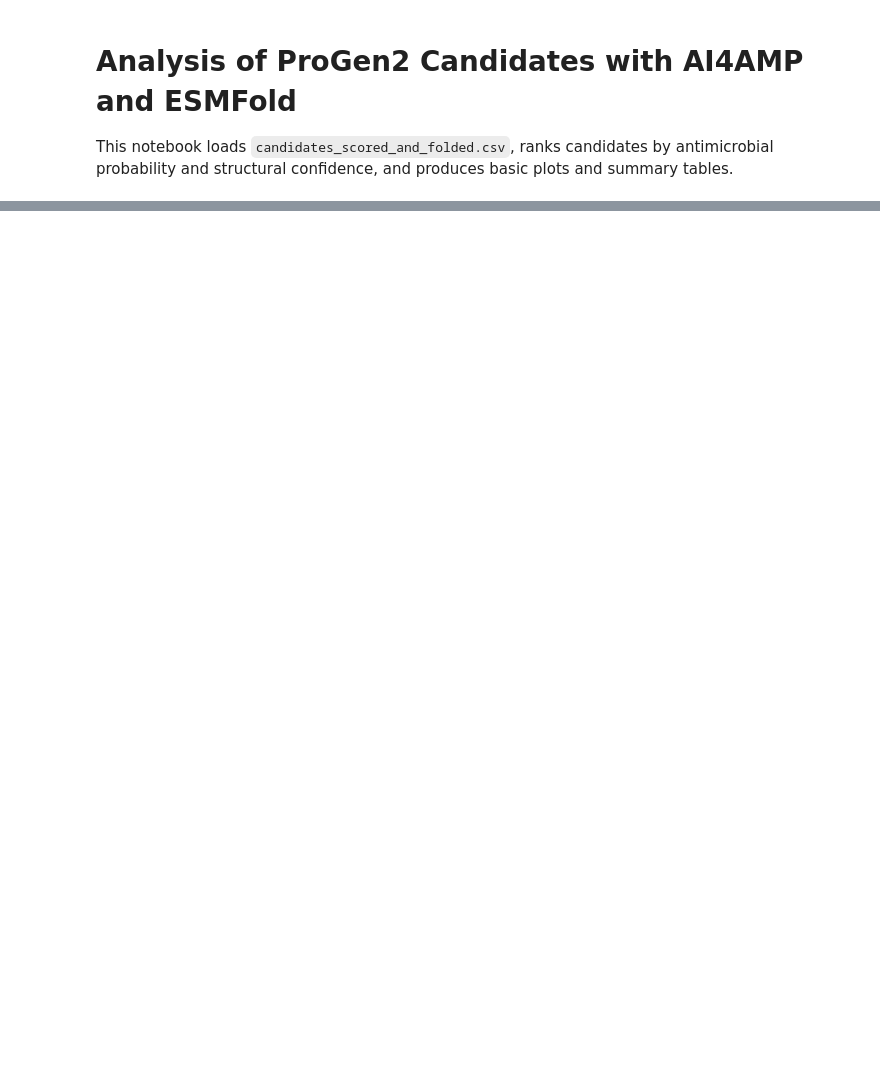
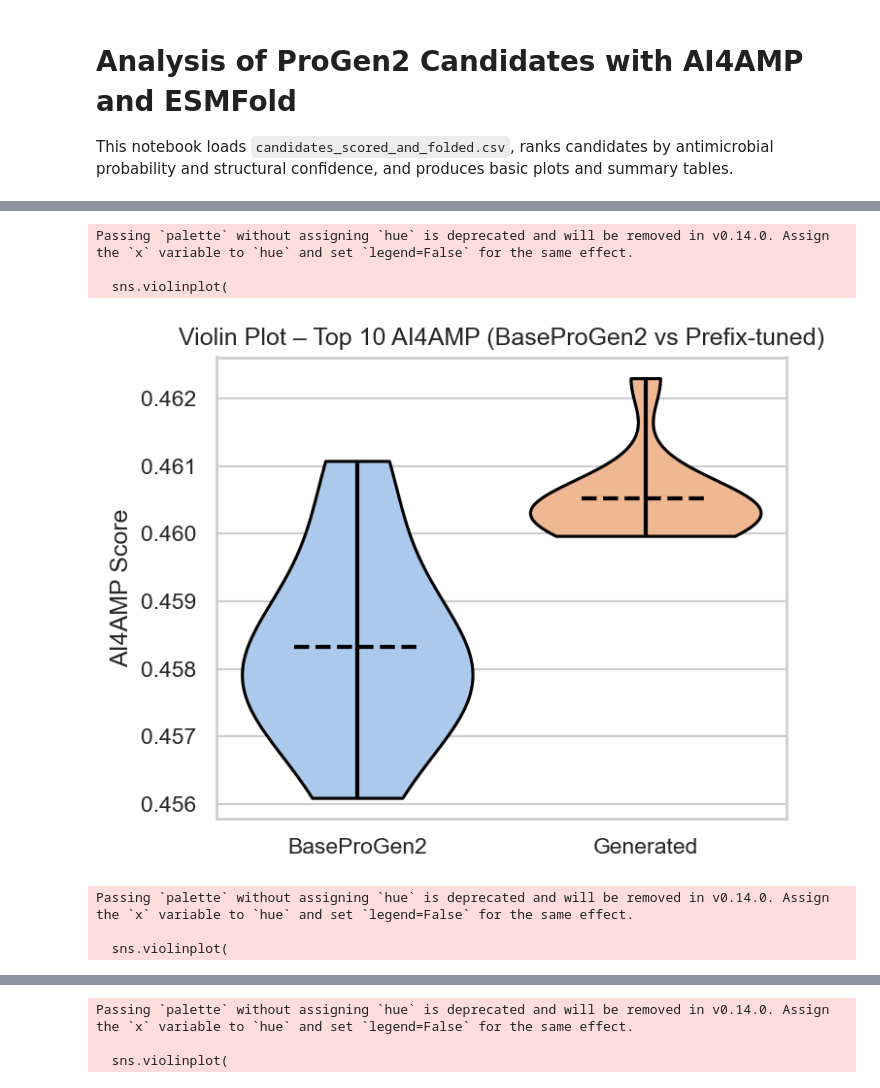
Before and after one commit to amandacqi/GenAIProject, a Jupyter notebook: analyze_results.ipynb, the cells around one changed output, grey strips where cells are left out. Cells and saved outputs as stored; diff of their text form; code cells hidden in the pictures; blank space fills up the shorter version.

```diff
--- a/analyze_results.ipynb
+++ b/analyze_results.ipynb
@@ -122,23 +221,37 @@ plt.show()
 # %%
-# Sort by AI4AMP and assign ranks
-df_top = df.sort_values("ai4amp_score", ascending=False).head(TOP_N).copy()
-df_top["rank"] = np.arange(1, TOP_N + 1)
+# ABLATION: BaseProGen2 vs Prefix-tuned (Top 10 each)
 
-# Extract values
-ai4amp_vals = df_top["ai4amp_score"].values
-plddt_vals  = df_top["pLDDT_mean"].values
-pae_vals    = df_top["PAE_mean"].values
+# AI4AMP SCORE
+violin_plot(
+    df_top_ablation,
+    ablation_groups,
+    value_col="ai4amp_score",
+    ylabel="AI4AMP Score",
+    title=f"Violin Plot – Top {TOP_N} AI4AMP (BaseProGen2 vs Prefix-tuned)"
+)
 
-# Compute means and std
-ai4amp_mean, ai4amp_std = ai4amp_vals.mean(), ai4amp_vals.std(ddof=1)
-plddt_mean,  plddt_std  = plddt_vals.mean(),  plddt_vals.std(ddof=1)
-pae_mean,    pae_std    = pae_vals.mean(),    pae_vals.std(ddof=1)
+# Mean pLDDT
+violin_plot(
+    df_top_ablation,
+    ablation_groups,
+    value_col="pLDDT_mean",
+    ylabel="Mean pLDDT",
+    title=f"Violin Plot – Top {TOP_N} pLDDT (BaseProGen2 vs Prefix-tuned)"
+)
 
-# Add the "Mean" group as (N+1)th entry
-ai4amp_all = np.append(ai4amp_vals, ai4amp_mean)
-plddt_all  = np.append(plddt_vals,  plddt_mean)
-pae_all    = np.append(pae_vals,    pae_mean)
-
-num_groups = TOP_N + 1
-x = np.arange(num_groups)
-bar_width = 0.33
+# Mean PAE
+violin_plot(
+    df_top_ablation,
+    ablation_groups,
+    value_col="PAE_mean",
+    ylabel="Mean PAE",
+    title=f"Violin Plot – Top {TOP_N} PAE (BaseProGen2 vs Prefix-tuned)"
+)
+# %% [output]
+Passing `palette` without assigning `hue` is deprecated and will be removed in v0.14.0. Assign the `x` variable to `hue` and set `legend=False` for the same effect.
+
+  sns.violinplot(
+[figure, added]
+Passing `palette` without assigning `hue` is deprecated and will be removed in v0.14.0. Assign the `x` variable to `hue` and set `legend=False` for the same effect.
+
+  sns.violinplot(
@@ -144,0 +259,3 @@ bar_width = 0.33
+Passing `palette` without assigning `hue` is deprecated and will be removed in v0.14.0. Assign the `x` variable to `hue` and set `legend=False` for the same effect.
+
+  sns.violinplot(
```
Also changed, not shown: parts of 10 cells of this notebook, 20 other files.
